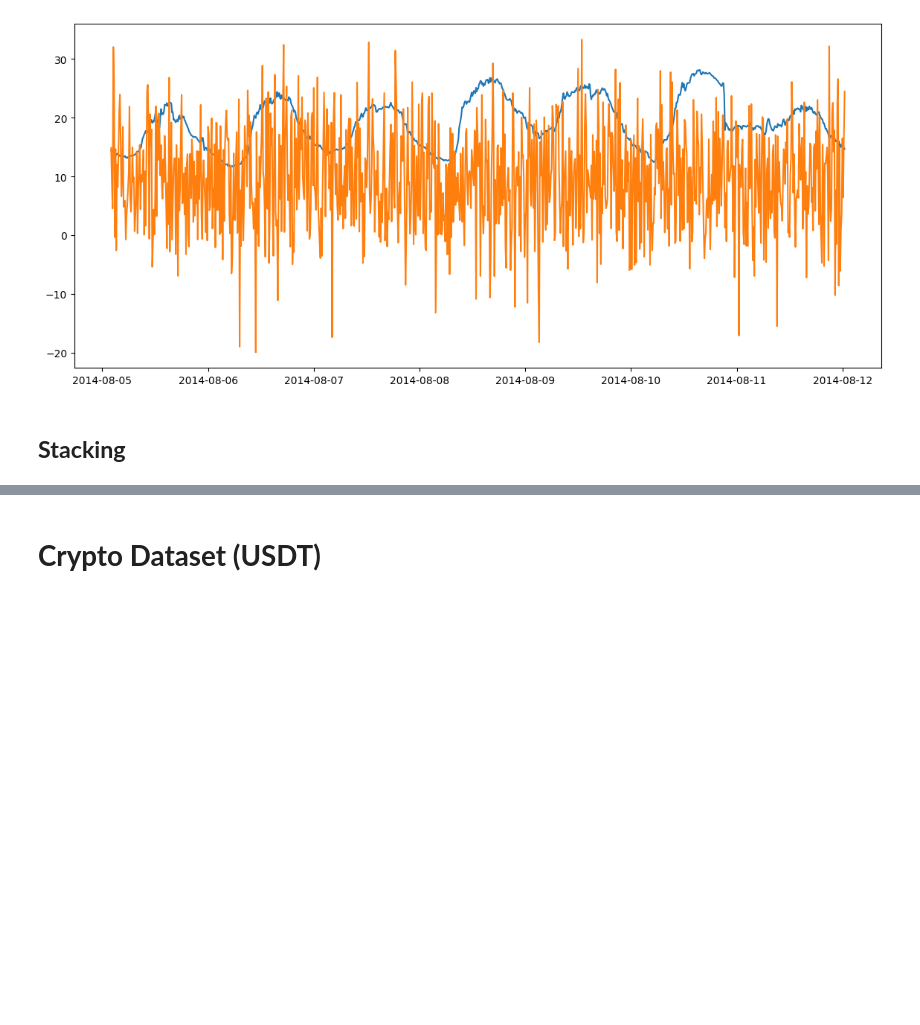
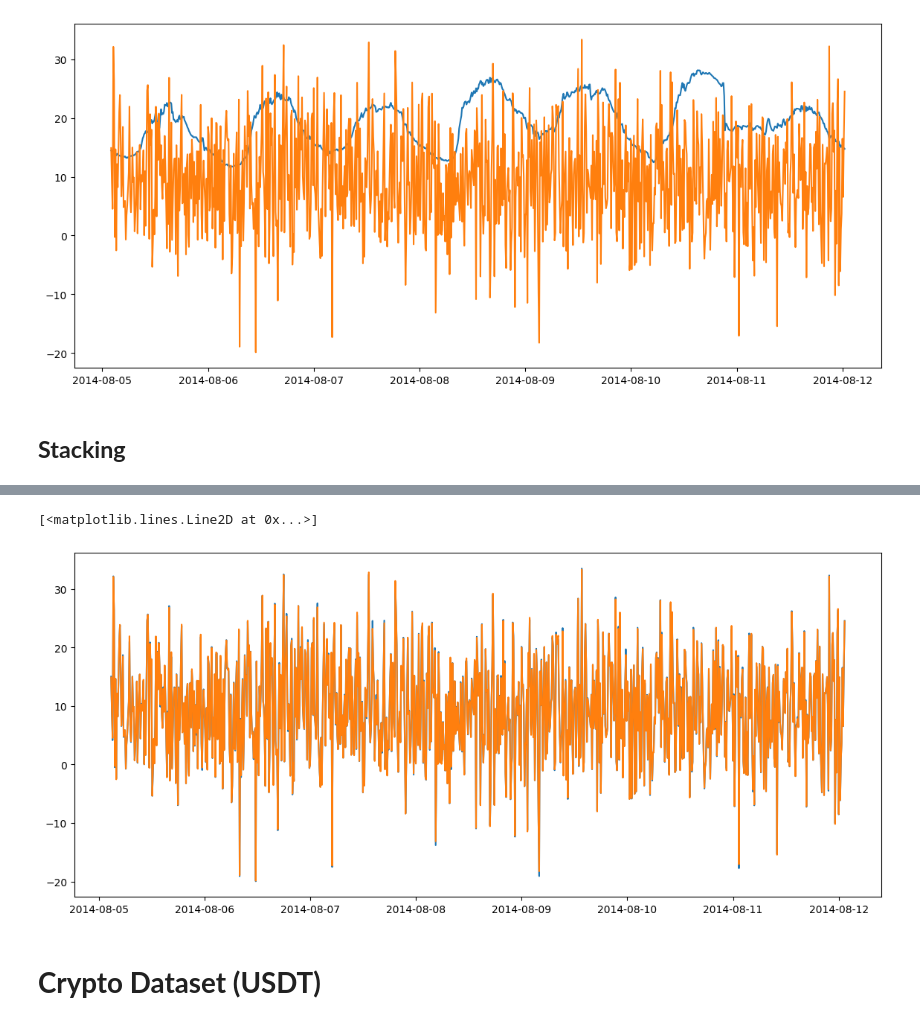
Before and after one commit to avokhuese/Ensemble-Stacking, a Jupyter notebook: Jitter_Augmentation.ipynb, the cells around one changed output, grey strips where cells are left out. Saved outputs shown, nothing was run; the diff lists cells and outputs as text; code cells hidden in the pictures; blank space fills up the shorter version.

```diff
--- a/Jitter_Augmentation.ipynb
+++ b/Jitter_Augmentation.ipynb
@@ -417,3 +267,13 @@ plt.show()
+# %%
+test_predictions_stacking=Lr.predict(df_test)
+test_results = pd.DataFrame(data={'Test Predictions': test_predictions_stacking, 'Actuals': y_test})
+test_results.index=temp.tail(126164).index
+plt.figure(figsize=(14, 6))
+plt.plot(test_results.head(1000)['Test Predictions'])
+plt.plot(test_results.head(1000)['Actuals'])
+# %% [output]
+[<matplotlib.lines.Line2D at 0x...>]
+[figure, added]
 # %% [markdown]
 # **Crypto Dataset (USDT)**
 # %%
```
Also changed, not shown: parts of 36 cells of this notebook, 3 other files.
